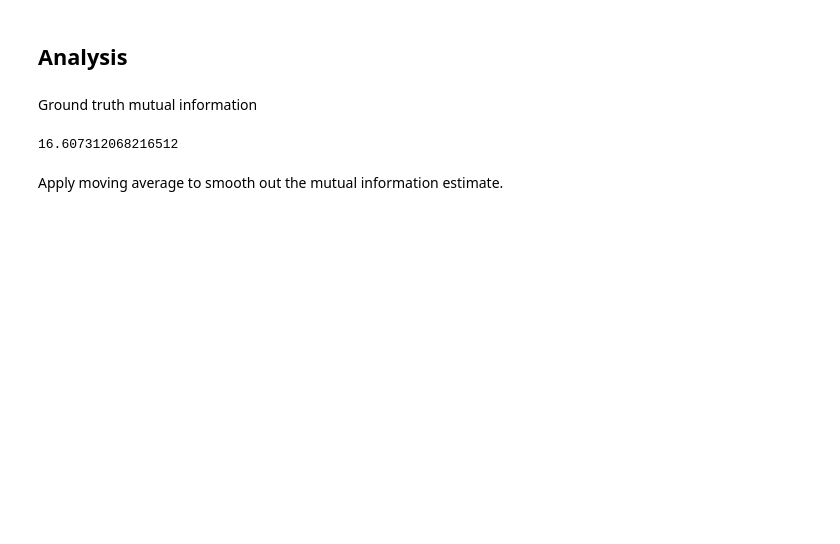
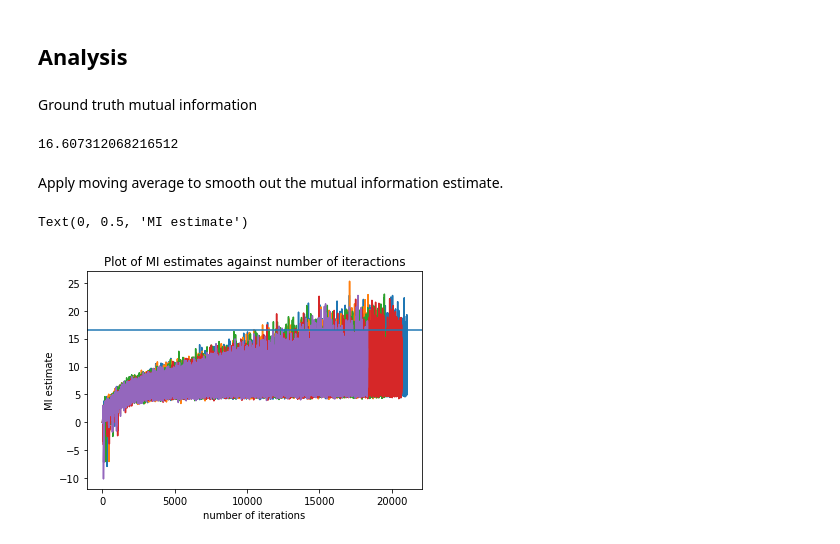
Before and after one commit to michaellimair/MINE-Entropy, a Jupyter notebook: jupyter/mine_20g.ipynb, the cells around one changed output. Saved outputs shown, nothing was run; the diff lists cells and outputs as text; code cells hidden in the pictures; blank space fills up the shorter version.

```diff
--- a/jupyter/mine_20g.ipynb
+++ b/jupyter/mine_20g.ipynb
@@ -104,6 +102,20 @@ print(mi)
 16.607312068216512
 # %% [markdown]
 Apply moving average to smooth out the mutual information estimate.
+# %%
+ma_rate = 0.99
+mi_list = dXY_list.copy()
+for i in range(1,dXY_list.shape[1]):
+    mi_list[:,i] = (1-ma_rate) * mi_list[:,i-1] + ma_rate * dXY_list[:,i]
+for i in range(rep):
+    plt.plot(mi_list[i,:])
+plt.axhline(mi)
+plt.title("Plot of MI estimates against number of iteractions")
+plt.xlabel("number of iterations")
+plt.ylabel("MI estimate")
+# %% [output]
+Text(0, 0.5, 'MI estimate')
+[figure, added]
 # %%
 ma_rate = 0.01
 mi_list = dXY_list.copy()
```
Also changed, not shown: parts of 3 cells of this notebook, 3 other files.
